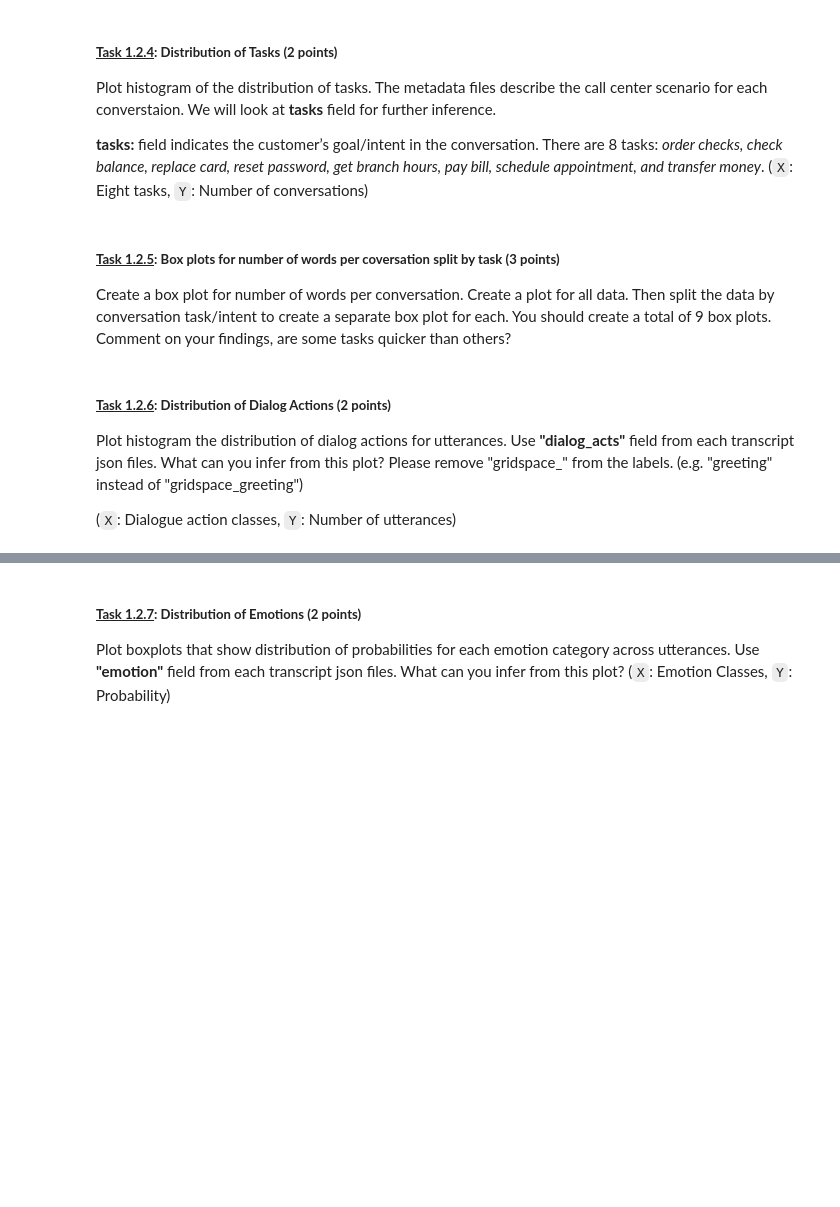
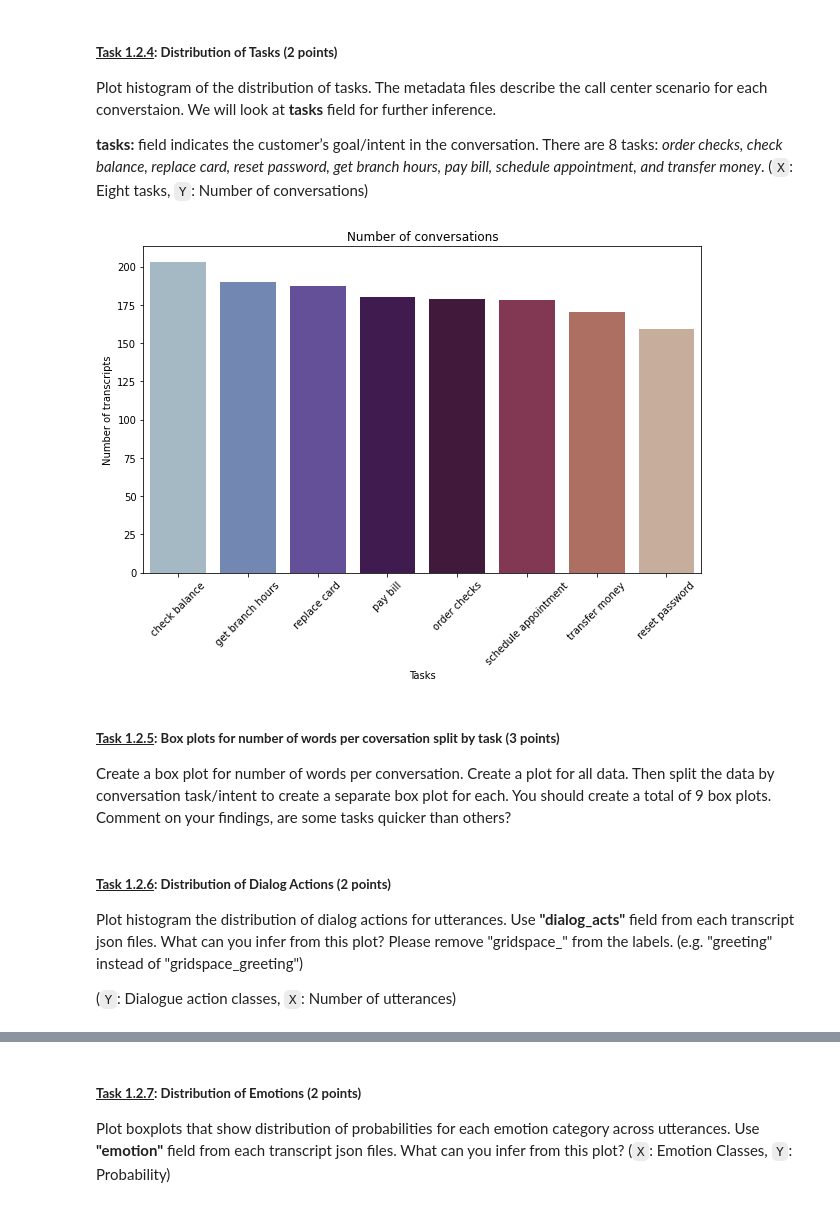
Before and after one commit to maya-ami/speech-processing-notes, a Jupyter notebook: speech db stats & CTC implementation.ipynb, the cells around one changed output, grey strips where cells are left out. Drawn from its saved outputs; the diff is of its cells as text; code cells hidden in the pictures; blank space fills up the shorter version.

```diff
--- a/speech db stats & CTC implementation.ipynb
+++ b/speech db stats & CTC implementation.ipynb
@@ -356,3 +348,24 @@ pass
+# %%
+task_names = ['order checks', 'check balance', 'replace card', 'reset password', 'get branch hours', 'pay bill', 'schedule appointment', 'transfer money']
+
+#############################
+#### YOUR CODE GOES HERE ####
+task_dict = dict.fromkeys(task_names, 0)
+
+for file in os.listdir(metadata_path):
+  with open(os.path.join(metadata_path, file), 'rb') as f:
+    task_dict[json.load(f)['tasks'][0]['task_type']] += 1
+
+plt.figure(figsize=(10,6))
+sns.barplot(x='task', y='num', data=task_df.sort_values('num', ascending=False), palette='twilight')
+plt.title('Number of conversations')
+plt.xlabel('Tasks')
+plt.ylabel('Number of transcripts')
+plt.xticks(rotation=45)
+plt.show()
+#############################
+# %% [output]
+[figure, added]
 # %% [markdown]
 ##### <ins>**Task 1.2.5**</ins>**: Box plots for number of words per coversation split by task (3 points)**
 
@@ -367,4 +380,4 @@ pass
 
 Plot histogram the distribution of dialog actions for utterances. Use **"dialog_acts"** field from each transcript json files. What can you infer from this plot? Please remove "gridspace_" from the labels. (e.g. "greeting" instead of "gridspace_greeting")
 
-(`X`: Dialogue action classes, `Y`: Number of utterances)
+(`Y`: Dialogue action classes, `X`: Number of utterances)
```
Also changed, not shown: parts of 8 cells of this notebook.
